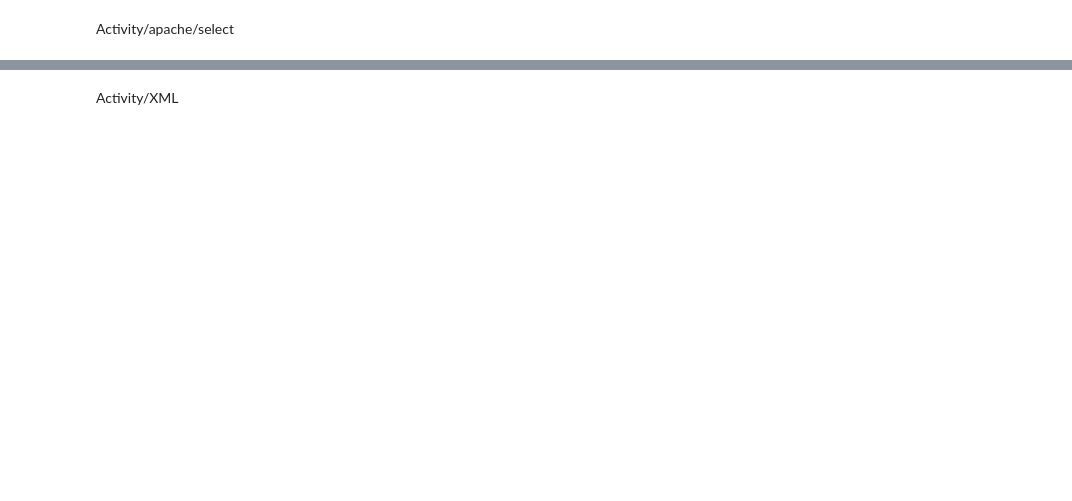
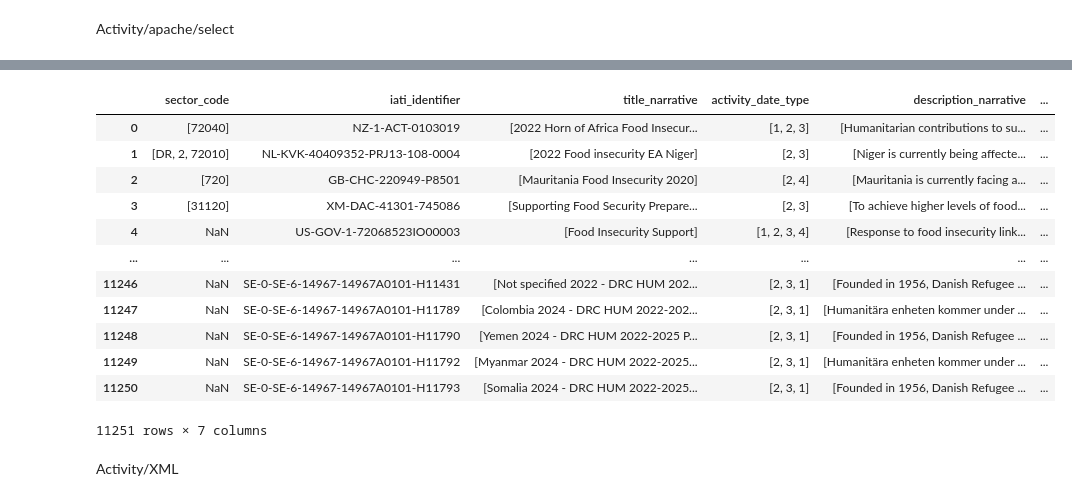
Before and after one commit to leilafarsani/iati-datastore-apache-sorl, a Jupyter notebook: gafs_iati.ipynb, the cells around one changed output, grey strips where cells are left out. Drawn from its saved outputs; the diff is of its cells as text; code cells hidden in the pictures; blank space fills up the shorter version.

```diff
--- a/gafs_iati.ipynb
+++ b/gafs_iati.ipynb
@@ -96,3 +114,19 @@ print(f"Total activities fetched: {len(df_activity_1)}")
+# %%
+df_activity_1
+# %% [output]
+|  | sector_code | iati_identifier | title_narrative | activity_date_type | description_narrative | ... |
+| 0 | [72040] | NZ-1-ACT-0103019 | [2022 Horn of Africa Food Insecur... | [1, 2, 3] | [Humanitarian contributions to su... | ... |
+| 1 | [DR, 2, 72010] | NL-KVK-40409352-PRJ13-108-0004 | [2022 Food insecurity EA Niger] | [2, 3] | [Niger is currently being affecte... | ... |
+| 2 | [720] | GB-CHC-220949-P8501 | [Mauritania Food Insecurity 2020] | [2, 4] | [Mauritania is currently facing a... | ... |
+| 3 | [31120] | XM-DAC-41301-745086 | [Supporting Food Security Prepare... | [2, 3] | [To achieve higher levels of food... | ... |
+| 4 | NaN | US-GOV-1-72068523IO00003 | [Food Insecurity Support] | [1, 2, 3, 4] | [Response to food insecurity link... | ... |
+| ... | ... | ... | ... | ... | ... | ... |
+| 11246 | NaN | SE-0-SE-6-14967-14967A0101-H11431 | [Not specified 2022 - DRC HUM 202... | [2, 3, 1] | [Founded in 1956, Danish Refugee ... | ... |
+| 11247 | NaN | SE-0-SE-6-14967-14967A0101-H11789 | [Colombia 2024 - DRC HUM 2022-202... | [2, 3, 1] | [Humanitära enheten kommer under ... | ... |
+| 11248 | NaN | SE-0-SE-6-14967-14967A0101-H11790 | [Yemen 2024 - DRC HUM 2022-2025 P... | [2, 3, 1] | [Founded in 1956, Danish Refugee ... | ... |
+| 11249 | NaN | SE-0-SE-6-14967-14967A0101-H11792 | [Myanmar 2024 - DRC HUM 2022-2025... | [2, 3, 1] | [Humanitära enheten kommer under ... | ... |
+| 11250 | NaN | SE-0-SE-6-14967-14967A0101-H11793 | [Somalia 2024 - DRC HUM 2022-2025... | [2, 3, 1] | [Founded in 1956, Danish Refugee ... | ... |
+11251 rows × 7 columns
 # %% [markdown]
 Activity/XML
 # %%
```
Also changed, not shown: parts of 8 cells of this notebook.
